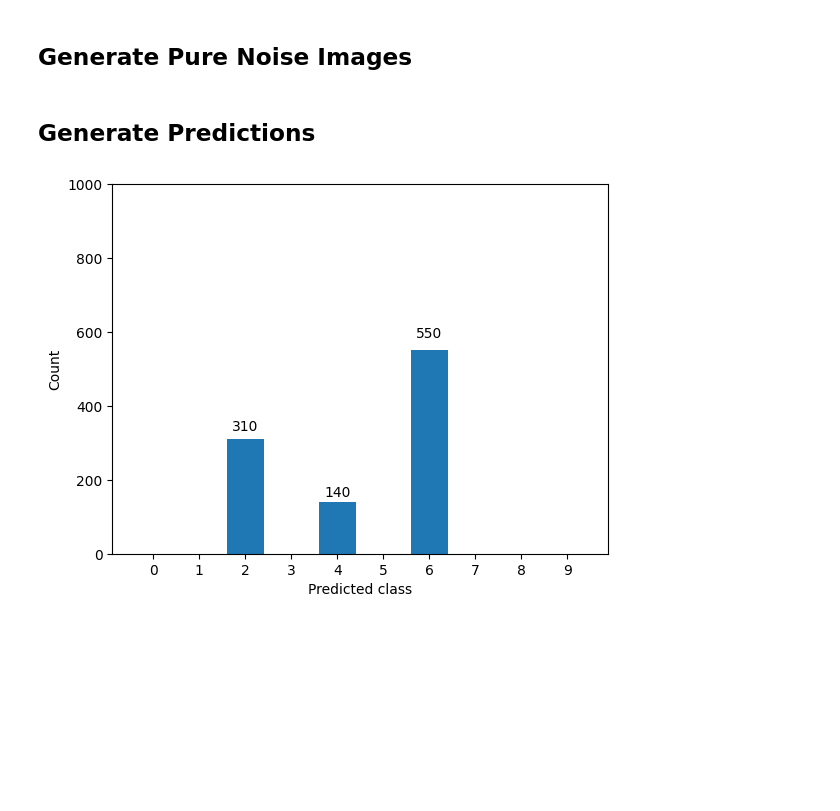
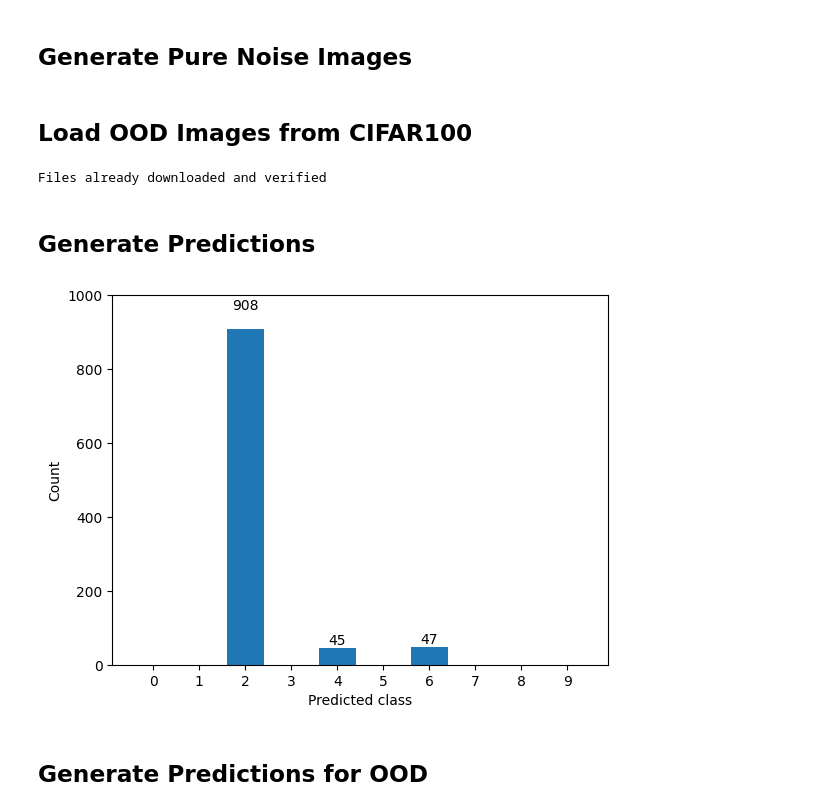
Before and after one commit to seungjaeryanlee/pure-noise, a Jupyter notebook: analysis_histogram.ipynb, the cells around one changed output. Drawn from its saved outputs; the diff is of its cells as text; code cells hidden in the pictures; blank space fills up the shorter version.

Commit message:
Add OOD images to class prediction notebook

```diff
--- a/analysis_histogram.ipynb
+++ b/analysis_histogram.ipynb
@@ -11,10 +11,16 @@ from omegaconf import OmegaConf
 CONFIG = OmegaConf.create({
     # Dataset
     "num_classes": 10,
+    "valid_transform_reprs": ["ToTensor()"],
 
     # Mean and std for normalization
     "normalize_mean": [0.4914, 0.4822, 0.4465],
     "normalize_std": [0.2023, 0.1994, 0.2010],
+
+    # DataLoader
+    "batch_size": 128,
+    "num_workers": 8,
+    "enable_pin_memory": True,
 
     # Model
     "model": "WideResNet-28-10-torchdistill",
@@ -30,9 +36,10 @@ CONFIG = OmegaConf.create({
 
     # Histogram
     "pure_noise_count": 1000,
+    "ood_image_count": 1000,
 
     # Checkpoint
-    "checkpoint_filename": "CIFAR10IR100-open__epoch_199.pt",
+    "checkpoint_filename": "CIFAR10IR100__epoch_199.pt",
 })
 # %%
 device = torch.device("cuda") if torch.cuda.is_available() else torch.device("cpu")
@@ -87,35 +94,57 @@ noise_images = sample_noise_images(
     count=CONFIG.pure_noise_count,
 )
 noise_images = noise_images.to(device)
+# %% [markdown]
+## Load OOD Images from CIFAR100
+# %%
+from torch.utils.data import DataLoader, Subset
+from torchvision.datasets import CIFAR100
+from initializers import initialize_transforms
+
+DATA_ROOT = "./data"
+ood_transform = initialize_transforms(CONFIG.valid_transform_reprs)
+ood_dataset = CIFAR100(root=DATA_ROOT, train=False, transform=ood_transform, download=True)
+ood_subset_indices = np.random.choice(len(ood_dataset), CONFIG.ood_image_count)
+ood_subset = Subset(ood_dataset, ood_subset_indices)
+ood_loader = DataLoader(
+    ood_subset,
+    batch_size=CONFIG.batch_size,
+    num_workers=CONFIG.num_workers,
+    pin_memory=CONFIG.enable_pin_memory,
+)
+# %% [output]
+Files already downloaded and verified
 # %% [markdown]
 ## Generate Predictions
 # %%
 with torch.no_grad():
     noise_images = normalizer(noise_images)
     noise_image_outputs = net(noise_images)
-    _, predictions = torch.max(noise_image_outputs, 1)
-    predictions_list = predictions.cpu().tolist()
+    _, noise_preds = torch.max(noise_image_outputs, 1)
+    noise_preds = noise_preds.cpu().tolist()
 # %%
 from collections import Counter
 
-predictions_counter = Counter(predictions_list)
+noise_preds_counter = Counter(noise_preds)
 # %%
 import matplotlib.pyplot as plt
 
 fig, ax = plt.subplots()
-bar = ax.bar(np.arange(CONFIG.num_classes), height=[predictions_counter[k] for k in np.arange(CONFIG.num_classes)])
+bar = ax.bar(np.arange(CONFIG.num_classes), height=[noise_preds_counter[k] for k in np.arange(CONFIG.num_classes)])
 ax.set_xticks(np.arange(CONFIG.num_classes))
 ax.set_xlabel("Predicted class")
 ax.set_ylabel("Count")
 
 for rect in bar:
     height = rect.get_height()
     if height > 0:
         ax.text(rect.get_x() + rect.get_width()/2, 1.05*height, str(height), ha="center", va="bottom")
 # ax.set_title(f"Histogram for {CONFIG.checkpoint_filename}")
 
 ax.set_ylim(0, 1000)
-fig.savefig("prior_histogram.png")
+fig.savefig("prior_histogram_noise.png")
 fig.show()
 # %% [output]
-[figure, old version]
+[figure, new version]
+# %% [markdown]
+## Generate Predictions for OOD
```
Also changed, not shown: parts of 3 cells of this notebook.
